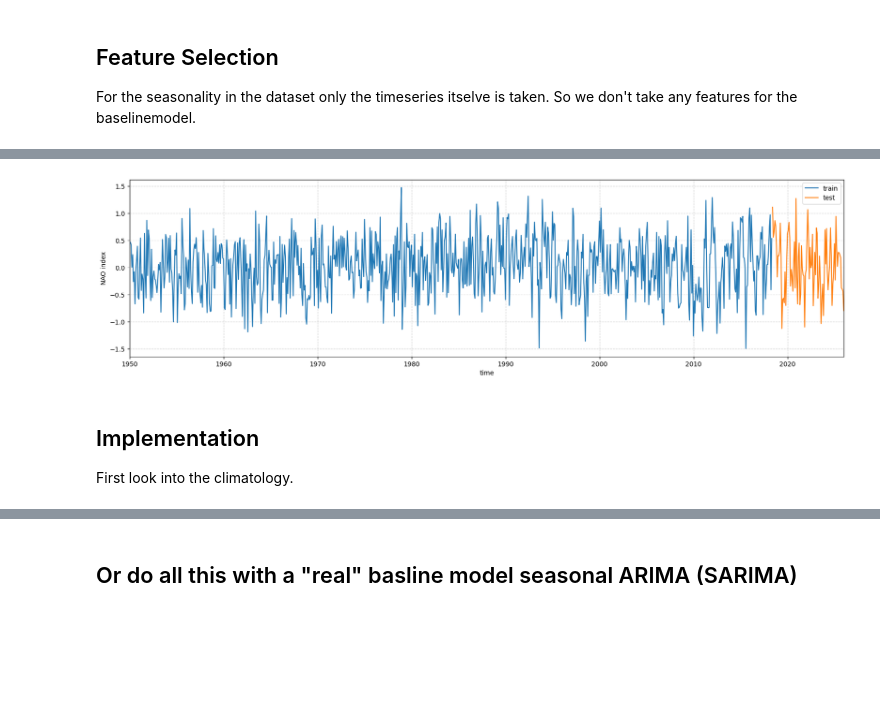
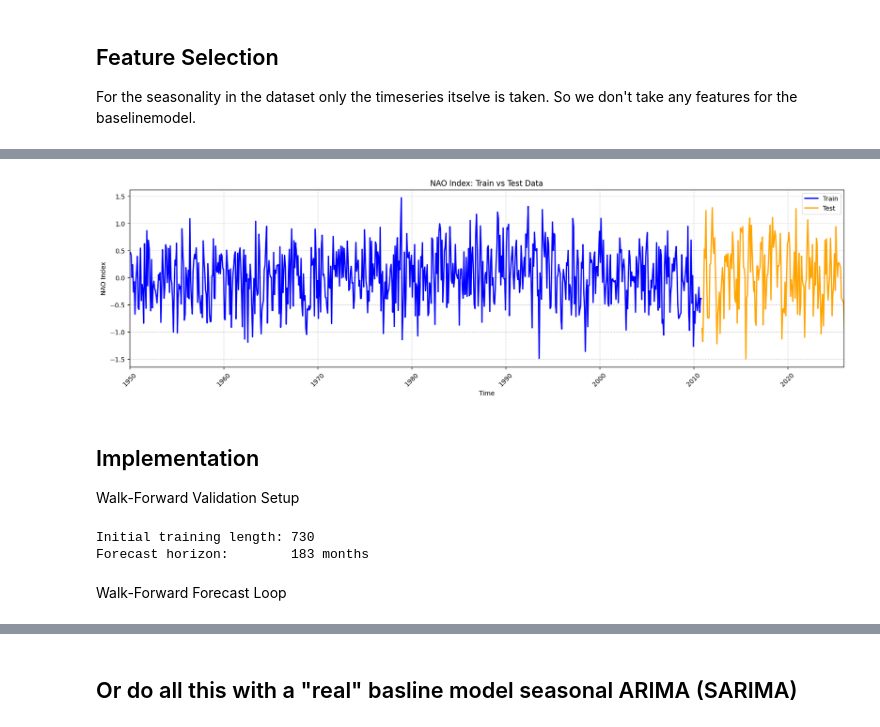
Before and after one commit to Zephyrsfisch/NAO-Prediction, a Jupyter notebook: 2_BaselineModel/baseline_model.ipynb, the cells around one changed output, grey strips where cells are left out. Drawn from its saved outputs; the diff is of its cells as text; code cells hidden in the pictures; blank space fills up the shorter version.

```diff
--- a/2_BaselineModel/baseline_model.ipynb
+++ b/2_BaselineModel/baseline_model.ipynb
@@ -113,6 +60,9 @@ ds = fill_nans_weighted(ds, dim='time', n=3, weights=None)
 # %%
-#true monthly, no rolling mean
-ds_monthly = ds.resample(time='M').mean()
+# Resample daily NAO to monthly mean
+ds_monthly = ds.resample(time="ME").mean()
+
+# Convert to pandas DataFrame if needed
 df_monthly = ds_monthly.to_dataframe()
+
 df_monthly
 # %% [output]
@@ -133,8 +83,18 @@ df_monthly
 # %%
-#train and test split, here 90/10
-n_train = int(0.9 * len(df_monthly))
-train = df_monthly.iloc[:n_train]
-test  = df_monthly.iloc[n_train:]
+# 80:20 split into train and test sets
+
+# Target variable
+nao = df_monthly["nao_index_cdas"]
+
+# Total number of samples
+n_total = len(nao)
+
+# 80% training split
+n_train = int(0.8 * n_total)
+
+# Chronological split
+train = nao.iloc[:n_train]
+test = nao.iloc[n_train:]
 # %%
 test
 # %% [output]
@@ -155,17 +116,20 @@ test
 # %%
-#show train and test data
 plt.figure(figsize=[20,5])
-plt.plot(train.nao_index_cdas, label = 'train')
-plt.plot(test.nao_index_cdas, label = 'test')
-plt.xlabel('time')
-plt.ylabel('NAO index')
+
+# Plot train and test
+plt.plot(df_monthly.index[:n_train], train, label='Train', color='blue', linewidth=2)
+plt.plot(df_monthly.index[n_train:], test, label='Test', color='orange', linewidth=2)
+
+# Labels and title
+plt.xlabel('Time')
+plt.ylabel('NAO Index')
+plt.title('NAO Index: Train vs Test Data')
+
+# Styling
 plt.legend()
-plt.grid(linestyle = '--', color = 'lightgrey')
+plt.grid(linestyle='--', color='lightgrey')
 plt.xlim(pd.Timestamp('1950-01-01'), pd.Timestamp('2026-01-01'))
+plt.xticks(rotation=45)
 plt.show()
 # %% [output]
-[figure, old version]
+[figure, new version]
-# %% [markdown]
-## Implementation
-
-First look into the climatology.
@@ -173,0 +136,27 @@ climatology = train.groupby(train.index.month).mean()
+# %% [markdown]
+## Implementation
+
+Walk-Forward Validation Setup
+# %%
+# Target variable
+data = df_monthly["nao_index_cdas"].values
+
+# Train-test split (time-aware)
+n_total = len(data)
+n_train = int(0.8 * n_total)
+
+train = data[:n_train]
+test = data[n_train:]
+
+# Initialize history and prediction containers
+history = list(train)
+predictions_clim = []
+predictions_sarima = []
+
+print(f"Initial training length: {len(history)}")
+print(f"Forecast horizon:        {len(test)} months")
+# %% [output]
+Initial training length: 730
+Forecast horizon:        183 months
+# %% [markdown]
+Walk-Forward Forecast Loop
```
Also changed, not shown: parts of 21 cells of this notebook.
